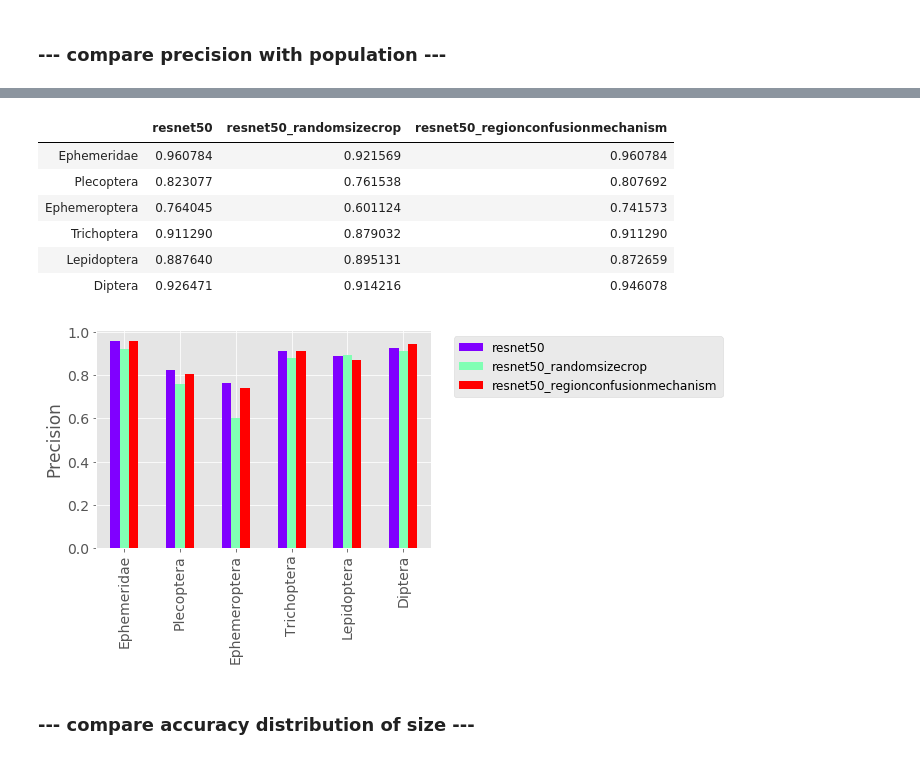
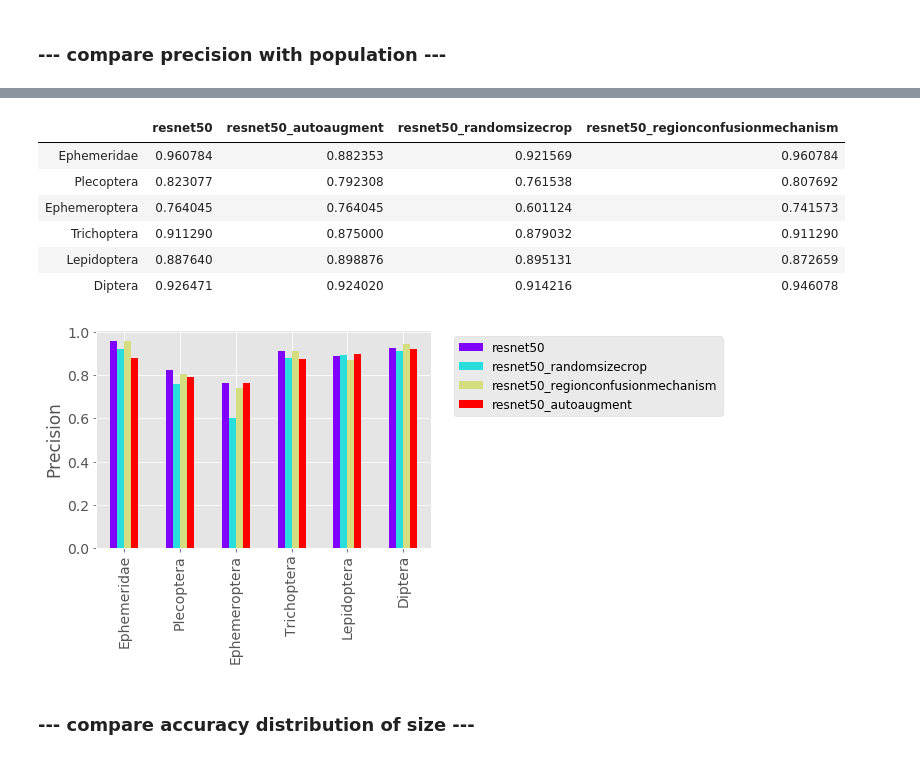
Before and after one commit to keiiti975/Insect_Phenology_Detector, a Jupyter notebook: result/classification/compare_augmentation/compare_augmentation.ipynb, the cells around one changed output, grey strips where cells are left out. Saved outputs shown, nothing was run; the diff lists cells and outputs as text; code cells hidden in the pictures.

Commit message:
add resnet result

```diff
--- a/result/classification/compare_augmentation/compare_augmentation.ipynb
+++ b/result/classification/compare_augmentation/compare_augmentation.ipynb
@@ -19,8 +19,10 @@ plt.style.use("ggplot")
 resnet50 = pd.read_csv('/home/tanida/workspace/Insect_Phenology_Detector/figure/classification/ResNet101/resnet50_b20_r45_lr1e-5_crossvalid/validation_matrix.csv')
 resnet50_randomsizecrop = pd.read_csv('/home/tanida/workspace/Insect_Phenology_Detector/figure/classification/ResNet101/resnet50_b20_r45_lr1e-5_crossvalid_randomsizecrop/validation_matrix.csv')
 resnet50_regionconfusionmechanism = pd.read_csv('/home/tanida/workspace/Insect_Phenology_Detector/figure/classification/ResNet101/resnet50_b20_r45_lr1e-5_crossvalid_regionconfusionmechanism/validation_matrix.csv')
+resnet50_autoaugment = pd.read_csv('/home/tanida/workspace/Insect_Phenology_Detector/figure/classification/ResNet101/resnet50_b20_lr1e-5_crossvalid_autoaugment/validation_matrix.csv')
 # %%
 resnet50_precisions = get_precisions(resnet50)
 resnet50_randomsizecrop_precisions = get_precisions(resnet50_randomsizecrop)
 resnet50_regionconfusionmechanism_precisions = get_precisions(resnet50_regionconfusionmechanism)
+resnet50_autoaugment_precisions = get_precisions(resnet50_autoaugment)
 # %%
@@ -37,5 +40,5 @@ df
 # %%
-df_per_label = pd.DataFrame({"resnet50": resnet50_precisions, "resnet50_randomsizecrop": resnet50_randomsizecrop_precisions, "resnet50_regionconfusionmechanism": resnet50_regionconfusionmechanism_precisions})
+df_per_label = pd.DataFrame({"resnet50": resnet50_precisions, "resnet50_randomsizecrop": resnet50_randomsizecrop_precisions, "resnet50_regionconfusionmechanism": resnet50_regionconfusionmechanism_precisions, "resnet50_autoaugment": resnet50_autoaugment_precisions})
 # %%
 new_df_per_label = pd.DataFrame()
 new_df_per_label = new_df_per_label.append(pd.Series(df_per_label.values[1], index=df_per_label.columns, name='Ephemeridae'))
@@ -46,21 +49,21 @@ new_df_per_label = new_df_per_label.append(pd.Series(df_per_label.values[3], ind
 new_df_per_label = new_df_per_label.append(pd.Series(df_per_label.values[0], index=df_per_label.columns, name='Diptera'))
 new_df_per_label
 # %% [output]
-|  | resnet50 | resnet50_randomsizecrop | resnet50_regionconfusionmechanism |
-| Ephemeridae | 0.960784 | 0.921569 | 0.960784 |
-| Plecoptera | 0.823077 | 0.761538 | 0.807692 |
-| Ephemeroptera | 0.764045 | 0.601124 | 0.741573 |
-| Trichoptera | 0.911290 | 0.879032 | 0.911290 |
-| Lepidoptera | 0.887640 | 0.895131 | 0.872659 |
-| Diptera | 0.926471 | 0.914216 | 0.946078 |
+|  | resnet50 | resnet50_autoaugment | resnet50_randomsizecrop | resnet50_regionconfusionmechanism |
+| Ephemeridae | 0.960784 | 0.882353 | 0.921569 | 0.960784 |
+| Plecoptera | 0.823077 | 0.792308 | 0.761538 | 0.807692 |
+| Ephemeroptera | 0.764045 | 0.764045 | 0.601124 | 0.741573 |
+| Trichoptera | 0.911290 | 0.875000 | 0.879032 | 0.911290 |
+| Lepidoptera | 0.887640 | 0.898876 | 0.895131 | 0.872659 |
+| Diptera | 0.926471 | 0.924020 | 0.914216 | 0.946078 |
 # %%
 plt.rcParams["font.size"] = 14
-new_df_per_label.plot(kind="bar", y=["resnet50", "resnet50_randomsizecrop", "resnet50_regionconfusionmechanism"], cmap="rainbow")
+new_df_per_label.plot(kind="bar", y=["resnet50", "resnet50_randomsizecrop", "resnet50_regionconfusionmechanism", "resnet50_autoaugment"], cmap="rainbow")
 plt.ylabel("Precision")
 plt.legend(bbox_to_anchor=(1.05, 1), loc='upper left', fontsize=12)
 plt.savefig("/home/tanida/workspace/Insect_Phenology_Detector/result/classification/compare_augmentation/compare_precision_resnet50.png", bbox_inches="tight")
 # %% [output]
-[figure, old version]
+[figure, new version]
 # %% [markdown]
 ### --- compare accuracy distribution of size ---
 # %%
```
Also changed, not shown: parts of 6 cells of this notebook, 7 other files.
